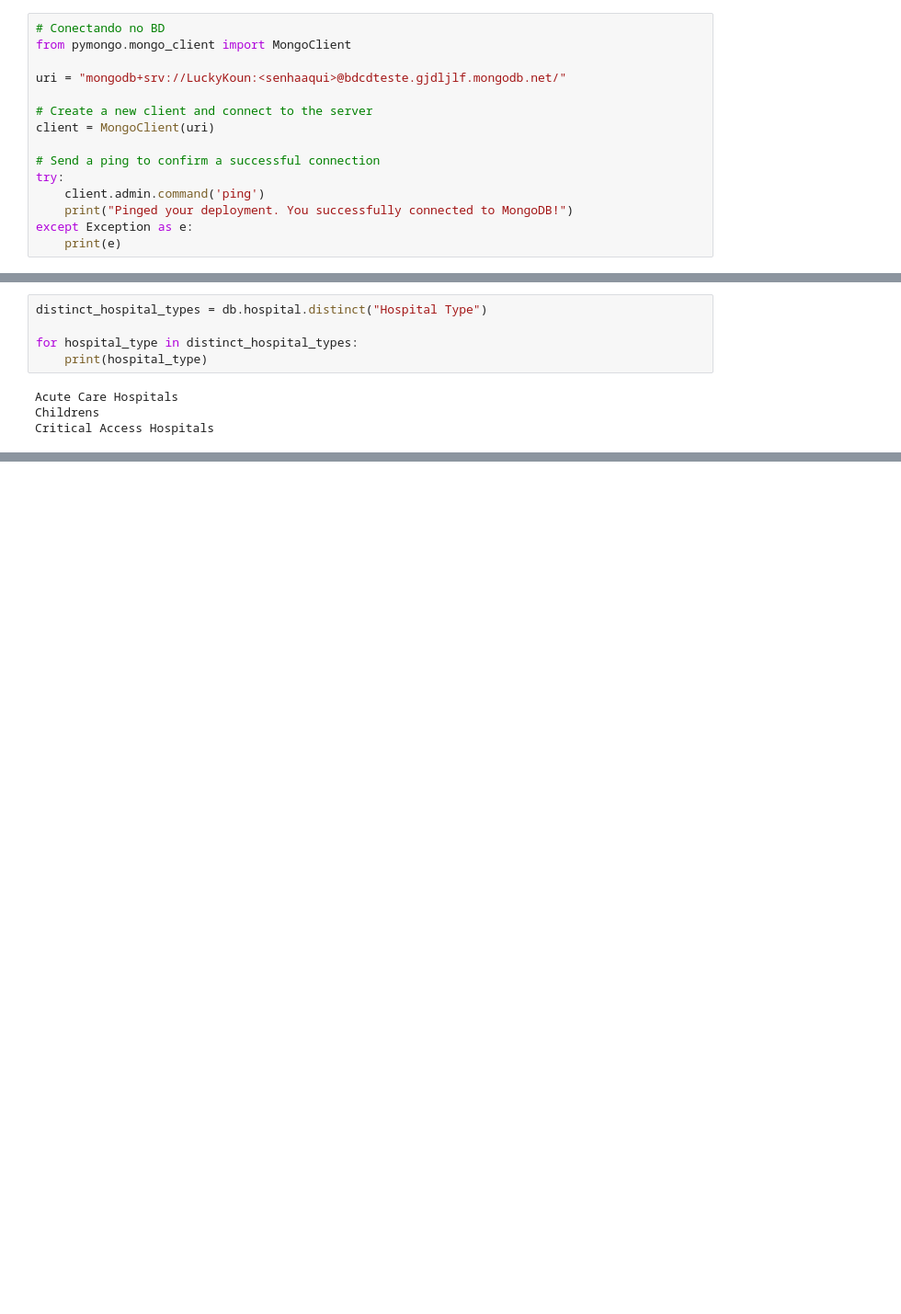
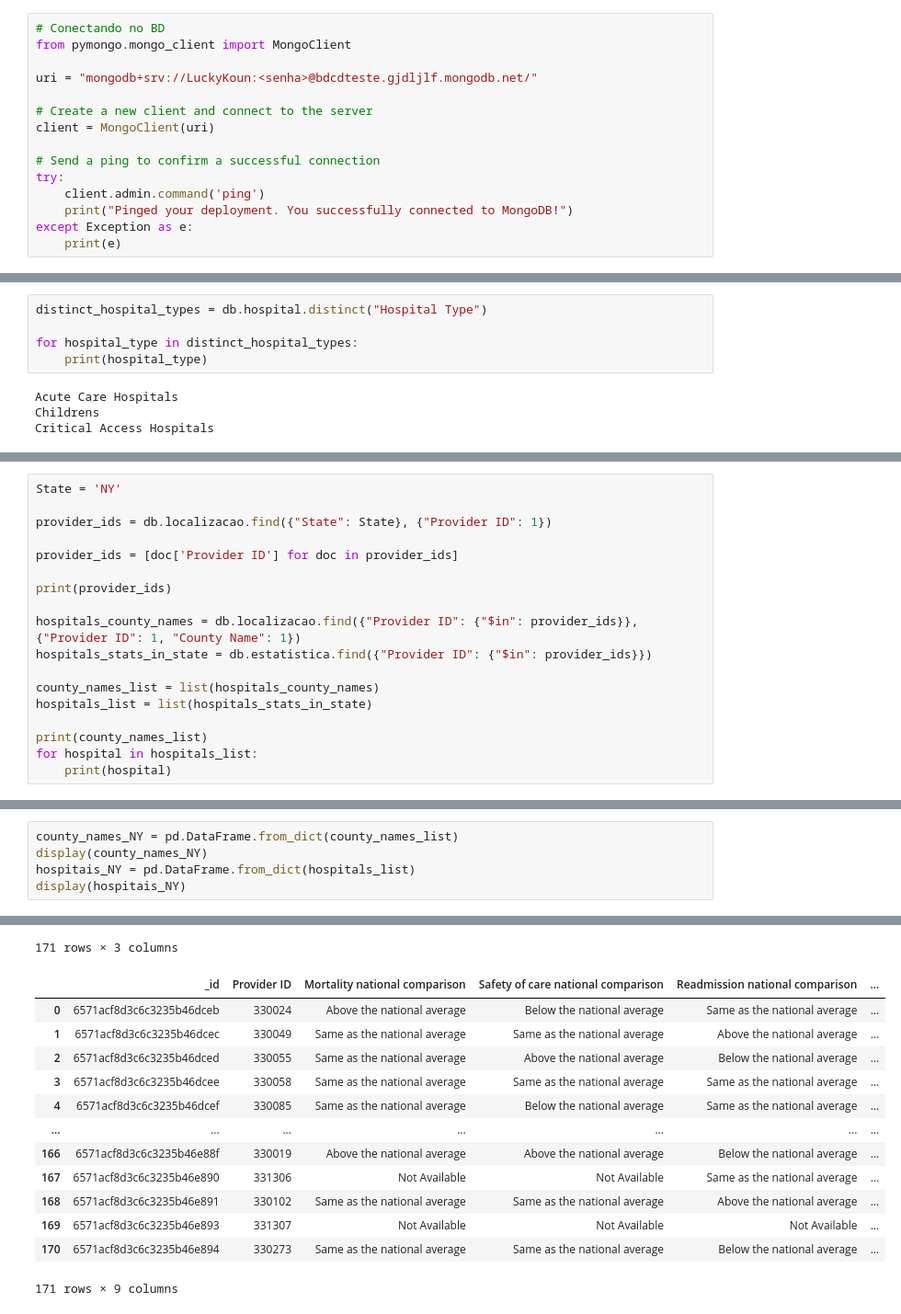
Before and after one commit to luana-garcia/BDCD-trabalho1, a Jupyter notebook: mongodb.ipynb, the cells around one changed output, grey strips where cells are left out. Shown at 92% size. Cells and saved outputs as stored; diff of their text form; blank space fills up the shorter version.

```diff
--- a/mongodb.ipynb
+++ b/mongodb.ipynb
@@ -22,7 +22,7 @@ Note: you may need to restart the kernel to use updated packages.
 # Conectando no BD
 from pymongo.mongo_client import MongoClient
 
-uri = "mongodb+srv://LuckyKoun:<senhaaqui>@bdcdteste.gjdljlf.mongodb.net/"
+uri = "mongodb+srv://LuckyKoun:<senha>@bdcdteste.gjdljlf.mongodb.net/"
 
 # Create a new client and connect to the server
 client = MongoClient(uri)
@@ -240,0 +260,18 @@ for hospital in hospitals_list:
+# %%
+State = 'NY'
+
+provider_ids = db.localizacao.find({"State": State}, {"Provider ID": 1})
+
+provider_ids = [doc['Provider ID'] for doc in provider_ids]
+
+print(provider_ids)
+
+hospitals_county_names = db.localizacao.find({"Provider ID": {"$in": provider_ids}}, {"Provider ID": 1, "County Name": 1})
+hospitals_stats_in_state = db.estatistica.find({"Provider ID": {"$in": provider_ids}})
+
+county_names_list = list(hospitals_county_names)
+hospitals_list = list(hospitals_stats_in_state)
+
+print(county_names_list)
+for hospital in hospitals_list:
+    print(hospital)
@@ -240,0 +296,6 @@ for hospital in hospitals_list:
+# %%
+county_names_NY = pd.DataFrame.from_dict(county_names_list)
+display(county_names_NY)
+hospitais_NY = pd.DataFrame.from_dict(hospitals_list)
+display(hospitais_NY)
+# %% [output]
@@ -240,0 +314,14 @@ for hospital in hospitals_list:
+171 rows × 3 columns
+|  | _id | Provider ID | Mortality national comparison | Safety of care national comparison | Readmission national comparison | ... |
+| 0 | 6571acf8d3c6c3235b46dceb | 330024 | Above the national average | Below the national average | Same as the national average | ... |
+| 1 | 6571acf8d3c6c3235b46dcec | 330049 | Same as the national average | Same as the national average | Above the national average | ... |
+| 2 | 6571acf8d3c6c3235b46dced | 330055 | Same as the national average | Above the national average | Below the national average | ... |
+| 3 | 6571acf8d3c6c3235b46dcee | 330058 | Same as the national average | Same as the national average | Same as the national average | ... |
+| 4 | 6571acf8d3c6c3235b46dcef | 330085 | Same as the national average | Below the national average | Same as the national average | ... |
+| ... | ... | ... | ... | ... | ... | ... |
+| 166 | 6571acf8d3c6c3235b46e88f | 330019 | Above the national average | Above the national average | Below the national average | ... |
+| 167 | 6571acf8d3c6c3235b46e890 | 331306 | Not Available | Not Available | Same as the national average | ... |
+| 168 | 6571acf8d3c6c3235b46e891 | 330102 | Same as the national average | Same as the national average | Above the national average | ... |
+| 169 | 6571acf8d3c6c3235b46e893 | 331307 | Not Available | Not Available | Not Available | ... |
+| 170 | 6571acf8d3c6c3235b46e894 | 330273 | Same as the national average | Same as the national average | Below the national average | ... |
+171 rows × 9 columns
```
Also changed, not shown: parts of 10 cells of this notebook, 1 other file.
